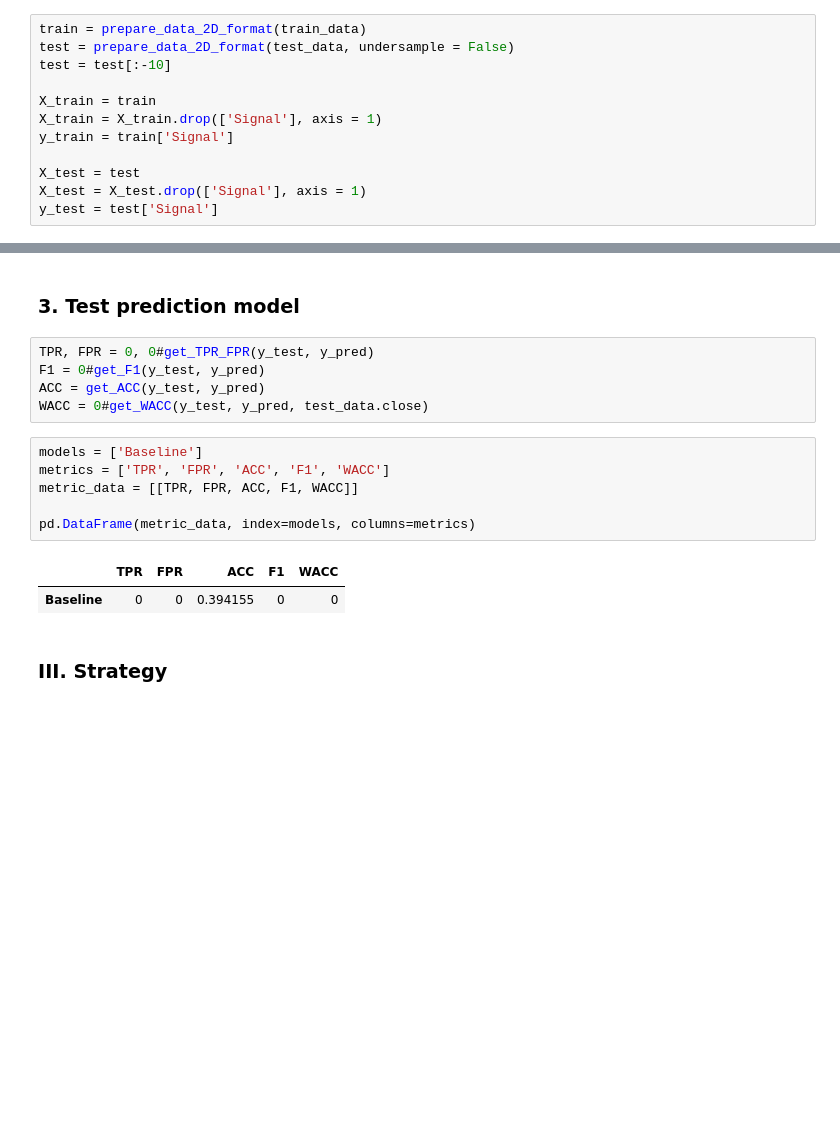
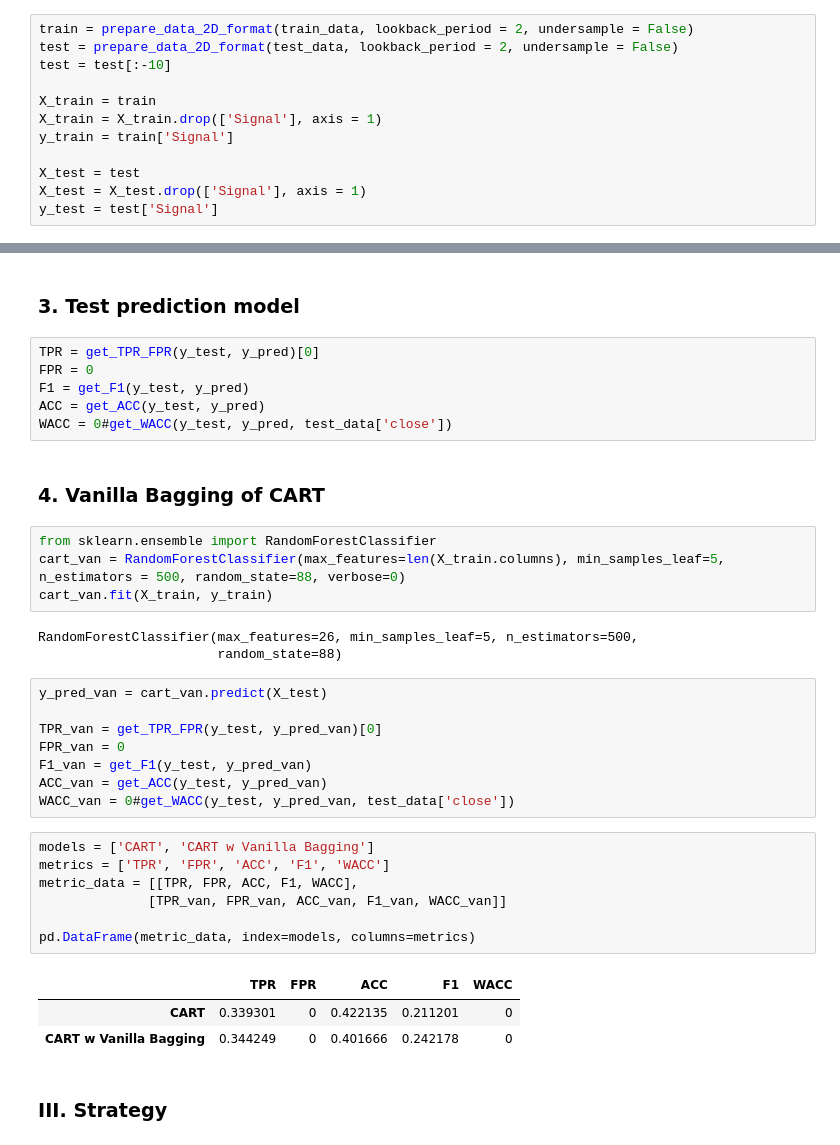
Before and after one commit to KhelifaAmeur/ML-trading-strategies, a Jupyter notebook: test_CART.ipynb, the cells around one changed output, grey strips where cells are left out. Saved outputs shown, nothing was run; the diff lists cells and outputs as text; blank space fills up the shorter version.

```diff
--- a/test_CART.ipynb
+++ b/test_CART.ipynb
@@ -100,8 +70,8 @@ Name: Signal, dtype: float64
 # %% [markdown]
 In this section, the reformating of the data may depend on the model ...
 # %%
-train = prepare_data_2D_format(train_data)
-test = prepare_data_2D_format(test_data, undersample = False)
+train = prepare_data_2D_format(train_data, lookback_period = 2, undersample = False)
+test = prepare_data_2D_format(test_data, lookback_period = 2, undersample = False)
 test = test[:-10]
 
 X_train = train
@@ -185,19 +155,39 @@ y_pred = dtc_cv.best_estimator_.predict(X_test)
 # %% [markdown]
 ### 3. Test prediction model
 # %%
-TPR, FPR = 0, 0#get_TPR_FPR(y_test, y_pred)
-F1 = 0#get_F1(y_test, y_pred)
+TPR = get_TPR_FPR(y_test, y_pred)[0]
+FPR = 0
+F1 = get_F1(y_test, y_pred)
 ACC = get_ACC(y_test, y_pred)
-WACC = 0#get_WACC(y_test, y_pred, test_data.close)
+WACC = 0#get_WACC(y_test, y_pred, test_data['close'])
+# %% [markdown]
+### 4. Vanilla Bagging of CART
+# %%
+from sklearn.ensemble import RandomForestClassifier
+cart_van = RandomForestClassifier(max_features=len(X_train.columns), min_samples_leaf=5, n_estimators = 500, random_state=88, verbose=0)
+cart_van.fit(X_train, y_train)
+# %% [output]
+RandomForestClassifier(max_features=26, min_samples_leaf=5, n_estimators=500,
+                       random_state=88)
+# %%
+y_pred_van = cart_van.predict(X_test)
+
+TPR_van = get_TPR_FPR(y_test, y_pred_van)[0]
+FPR_van = 0
+F1_van = get_F1(y_test, y_pred_van)
+ACC_van = get_ACC(y_test, y_pred_van)
+WACC_van = 0#get_WACC(y_test, y_pred_van, test_data['close'])
 # %%
-models = ['Baseline']
+models = ['CART', 'CART w Vanilla Bagging']
 metrics = ['TPR', 'FPR', 'ACC', 'F1', 'WACC']
-metric_data = [[TPR, FPR, ACC, F1, WACC]]
+metric_data = [[TPR, FPR, ACC, F1, WACC],
+              [TPR_van, FPR_van, ACC_van, F1_van, WACC_van]]
 
 pd.DataFrame(metric_data, index=models, columns=metrics)
 # %% [output]
 |  | TPR | FPR | ACC | F1 | WACC |
-| Baseline | 0 | 0 | 0.394155 | 0 | 0 |
+| CART | 0.339301 | 0 | 0.422135 | 0.211201 | 0 |
+| CART w Vanilla Bagging | 0.344249 | 0 | 0.401666 | 0.242178 | 0 |
 # %% [markdown]
 ### III. Strategy
 # %% [markdown]
```
Also changed, not shown: parts of 14 cells of this notebook, 1 other file.
